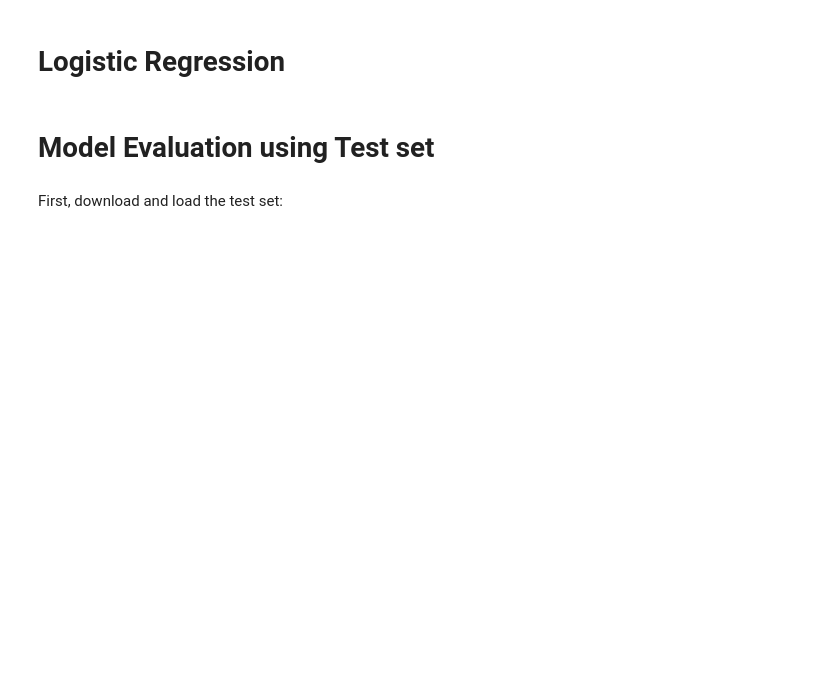
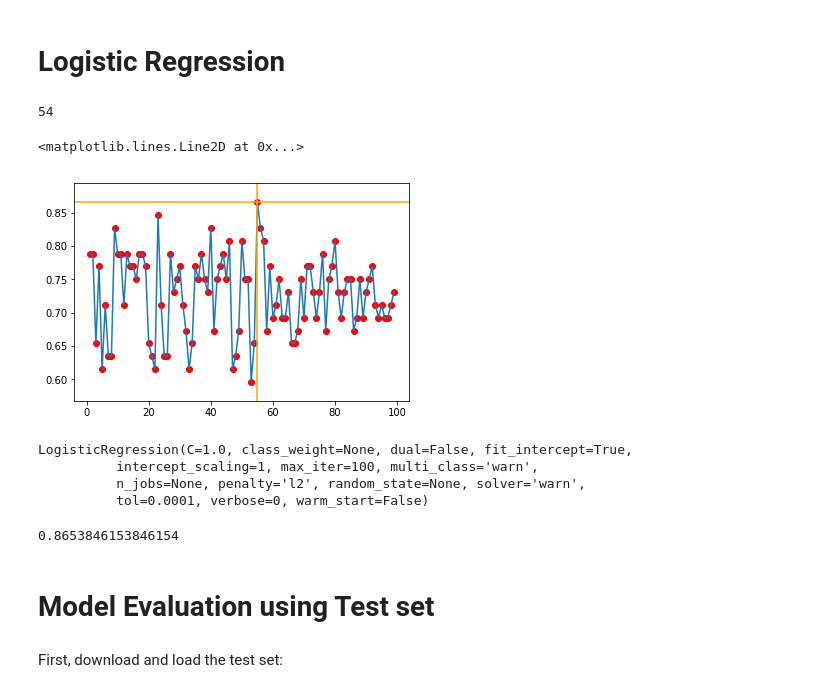
Before and after one commit to MrinalDas007/Coursera_Project_1, a Jupyter notebook: Notebook_1.ipynb, the cells around one changed output. Cells and saved outputs as stored; diff of their text form; code cells hidden in the pictures; blank space fills up the shorter version.

```diff
--- a/Notebook_1.ipynb
+++ b/Notebook_1.ipynb
@@ -291,0 +301,4 @@ Notice: You should find the best k to build the model with the best accuracy.
+# %%
+x_train,x_test,y_train,y_test=train_test_split(X,y,test_size=0.2,random_state=30)
+clf=svm.SVC(kernel="linear")
+clf.fit(x_train,y_train)
@@ -291,0 +310,3 @@ Notice: You should find the best k to build the model with the best accuracy.
+# %%
+y_pred=clf.predict(x_test)
+accuracy_score(y_test,y_pred)
@@ -294,3 +335,36 @@ Notice: You should find the best k to build the model with the best accuracy.
+# %%
+value_of_score=list()
+for i in range(1,100):
+    x_train,x_test,y_train,y_test=train_test_split(X,y,test_size=0.15,random_state=i)
+    Log_reg.fit(x_train,y_train)
+    y_pred=Log_reg.predict(x_test)
+    score=accuracy_score(y_test,y_pred)
+    value_of_score.append(score)
+value_of_score.index(max(value_of_score))
+# %% [output]
+54
+# %%
+plt.scatter(range(1,100),value_of_score,color='red')
+plt.plot(range(1,100),value_of_score)
+plt.axhline(max(value_of_score),color='orange') #axes horizontal line
+plt.axvline(55,color='orange')
+# %% [output]
+<matplotlib.lines.Line2D at 0x...>
+[figure, added]
+# %%
+x_train,x_test,y_train,y_test=train_test_split(X,y,test_size=0.15,random_state=55)
+Log_reg=LogisticRegression()
+Log_reg.fit(x_train,y_train)
+# %% [output]
+LogisticRegression(C=1.0, class_weight=None, dual=False, fit_intercept=True,
+          intercept_scaling=1, max_iter=100, multi_class='warn',
+          n_jobs=None, penalty='l2', random_state=None, solver='warn',
+          tol=0.0001, verbose=0, warm_start=False)
+# %%
+y_pred=Log_reg.predict(x_test)
+accuracy_score(y_test,y_pred)
+# %% [output]
+0.8653846153846154
 # %% [markdown]
 # Model Evaluation using Test set
 # %%
```
Also changed, not shown: parts of 15 cells of this notebook.
